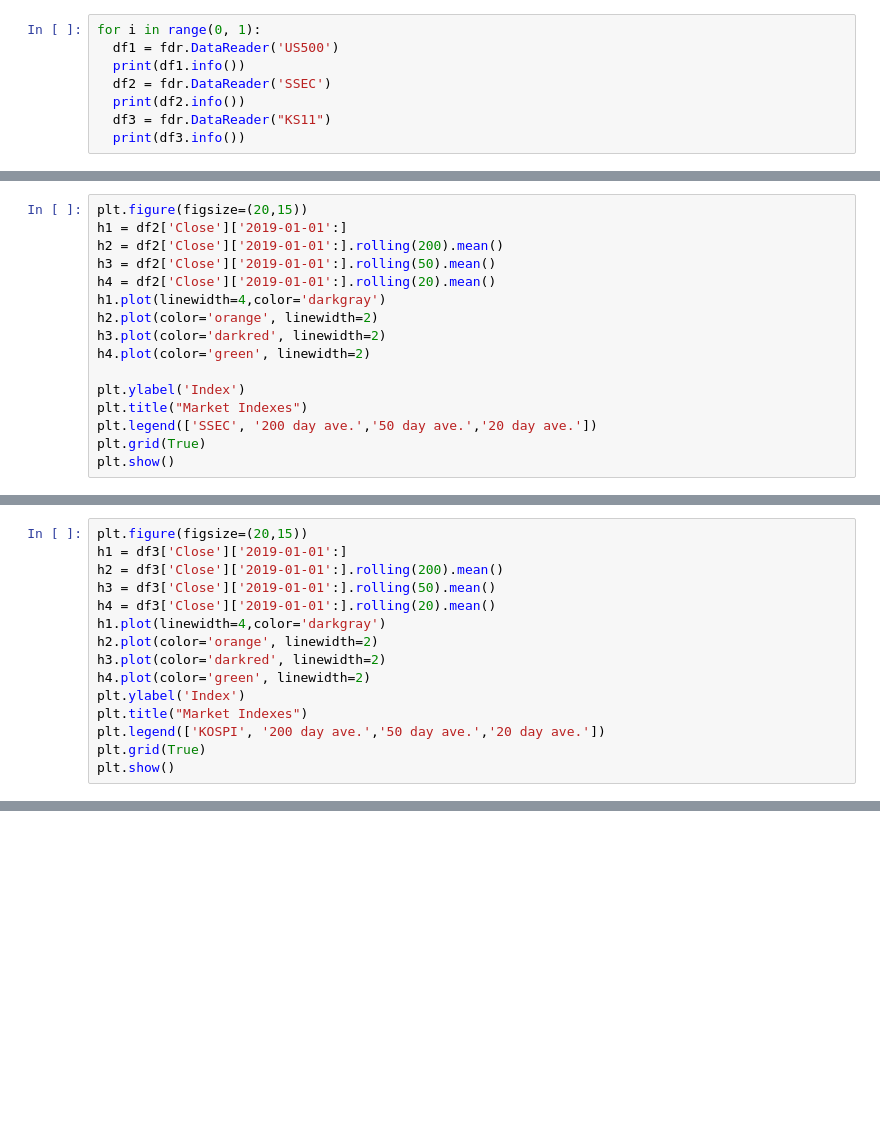
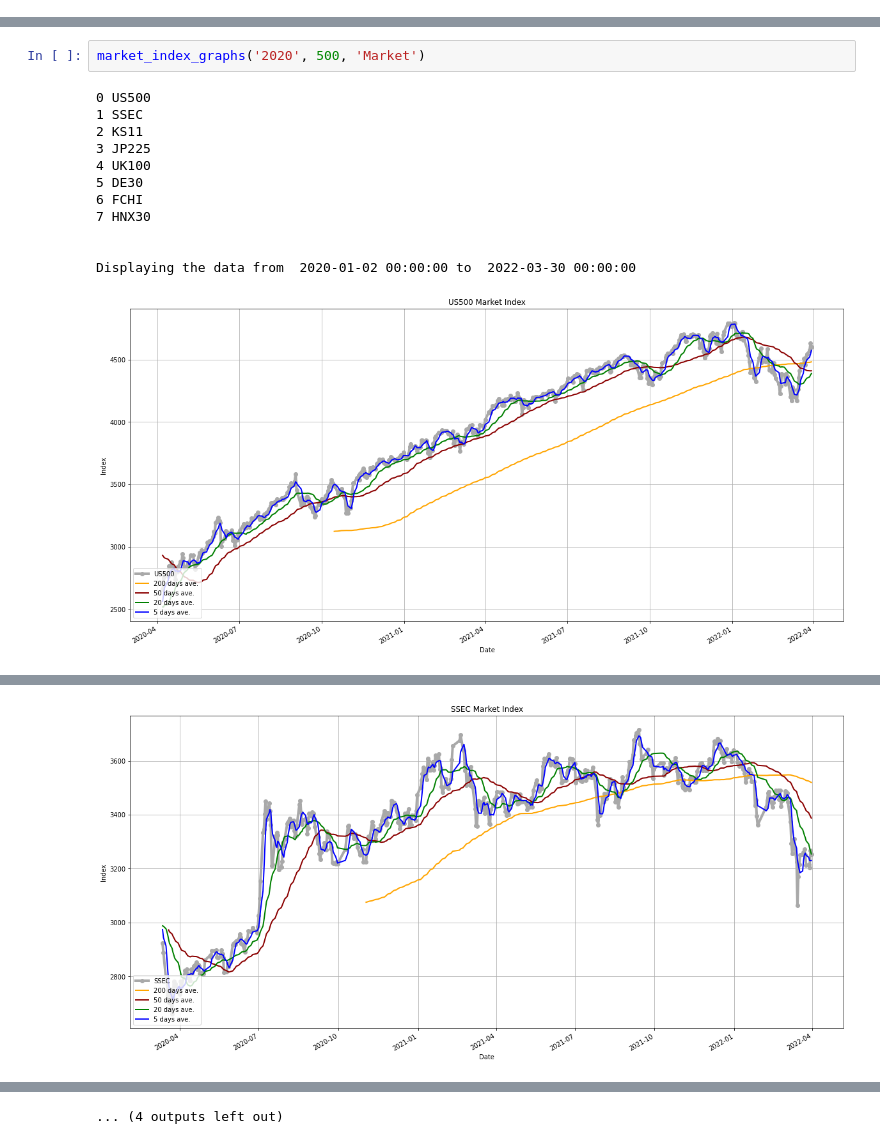
Before and after one commit to kimdesok/FinanceDataReader, a Jupyter notebook: MultipleMarketIndexes.ipynb, the cells around one changed output, grey strips where cells are left out. Cells and saved outputs as stored; diff of their text form; blank space fills up the shorter version.

Commit message:
market indexes and currency rates in the world

```diff
--- a/MultipleMarketIndexes.ipynb
+++ b/MultipleMarketIndexes.ipynb
@@ -24,10 +24,2 @@ Requirement already satisfied: urllib3!=1.25.0,!=1.25.1,<1.26,>=1.21.1 in /usr/l
 Installing collected packages: requests-file, finance-dataReader
 Successfully installed finance-dataReader-0.9.33 requests-file-1.5.1
-# %%
-for i in range(0, 1):
-  df1 = fdr.DataReader('US500')
-  print(df1.info())
-  df2 = fdr.DataReader('SSEC')
-  print(df2.info())
-  df3 = fdr.DataReader("KS11")
-  print(df3.info())
@@ -85,16 +25,0 @@ plt.show()
-# %%
-plt.figure(figsize=(20,15))
-h1 = df2['Close']['2019-01-01':]
-h2 = df2['Close']['2019-01-01':].rolling(200).mean()
-h3 = df2['Close']['2019-01-01':].rolling(50).mean()
-h4 = df2['Close']['2019-01-01':].rolling(20).mean()
-h1.plot(linewidth=4,color='darkgray')
-h2.plot(color='orange', linewidth=2)
-h3.plot(color='darkred', linewidth=2)
-h4.plot(color='green', linewidth=2)
-
-plt.ylabel('Index')
-plt.title("Market Indexes")
-plt.legend(['SSEC', '200 day ave.','50 day ave.','20 day ave.'])
-plt.grid(True)
-plt.show()
@@ -103,15 +25,0 @@ plt.show()
-# %%
-plt.figure(figsize=(20,15))
-h1 = df3['Close']['2019-01-01':]
-h2 = df3['Close']['2019-01-01':].rolling(200).mean()
-h3 = df3['Close']['2019-01-01':].rolling(50).mean()
-h4 = df3['Close']['2019-01-01':].rolling(20).mean()
-h1.plot(linewidth=4,color='darkgray')
-h2.plot(color='orange', linewidth=2)
-h3.plot(color='darkred', linewidth=2)
-h4.plot(color='green', linewidth=2)
-plt.ylabel('Index')
-plt.title("Market Indexes")
-plt.legend(['KOSPI', '200 day ave.','50 day ave.','20 day ave.'])
-plt.grid(True)
-plt.show()
@@ -119,0 +72,15 @@ plt.show()
+# %%
+market_index_graphs('2020', 500, 'Market')
+# %% [output]
+0 US500
+1 SSEC
+2 KS11
+3 JP225
+4 UK100
+5 DE30
+6 FCHI
+7 HNX30
+
+
+Displaying the data from  2020-01-02 00:00:00 to  2022-03-30 00:00:00
+[figure, added]
@@ -119,0 +88 @@ plt.show()
+[figure, added]
@@ -119,0 +97 @@ plt.show()
+... (4 outputs left out)
```
Also changed, not shown: parts of 9 cells of this notebook.
